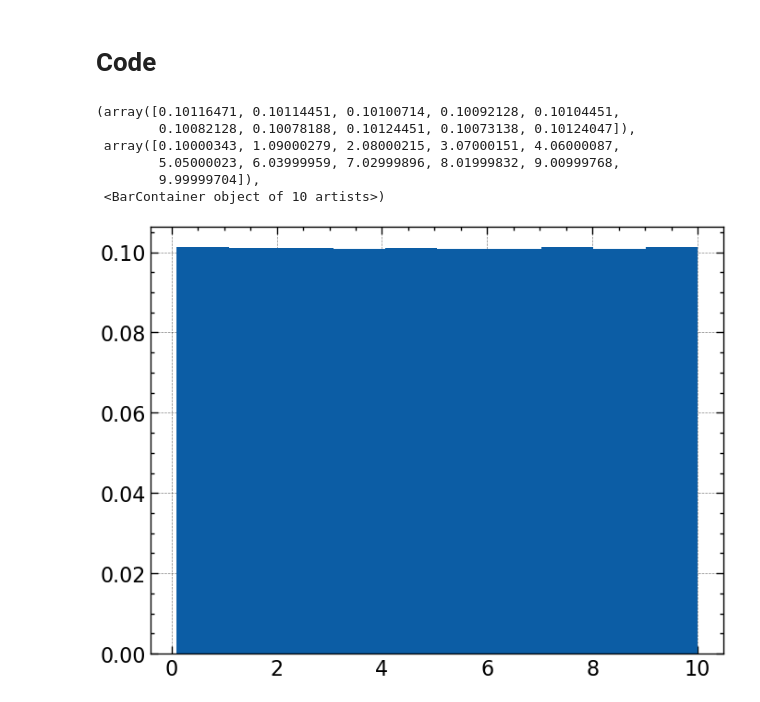
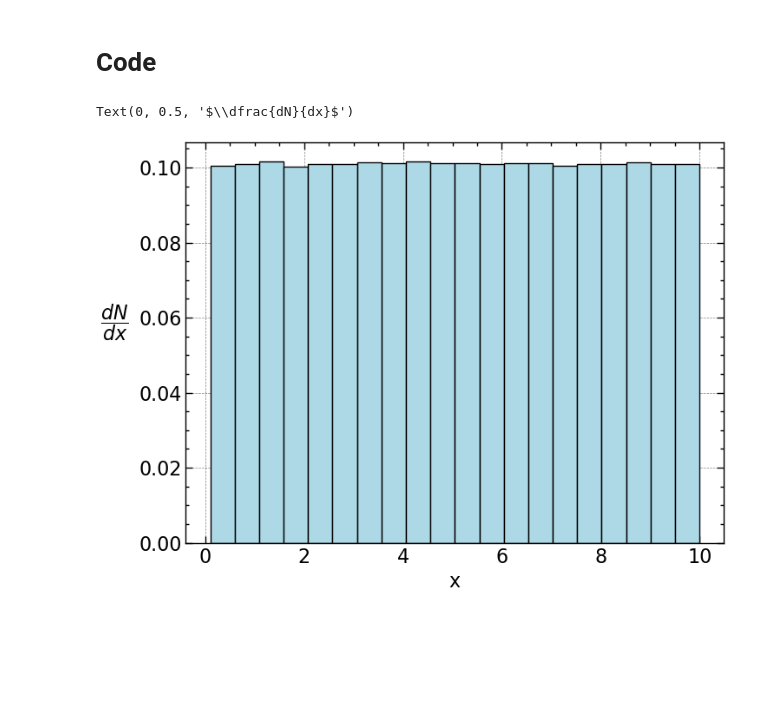
Before and after one commit to M-Bianchi/astrostatistics_bicocca_2024, a Jupyter notebook: working/W02_pdf_of_the_log.ipynb, the cells around one changed output. Cells and saved outputs as stored; diff of their text form; code cells hidden in the pictures; blank space fills up the shorter version.

Commit message:
W02_pdf_of_the_log graphics

```diff
--- a/working/W02_pdf_of_the_log.ipynb
+++ b/working/W02_pdf_of_the_log.ipynb
@@ -22,14 +22,11 @@ You should note that the means are different, but the medians (as it is a cumula
 N = 1000000
 # %%
 x = np.random.rand(N)*9.9 + 0.1
-plt.hist(x, density=True)
+plt.hist(x, bins=20, density=True, color='lightblue', edgecolor='black')
+plt.xlabel('x')
+plt.ylabel('$\\dfrac{dN}{dx}$', rotation=0, labelpad=20)
 # %% [output]
-(array([0.10116471, 0.10114451, 0.10100714, 0.10092128, 0.10104451,
-        0.10082128, 0.10078188, 0.10124451, 0.10073138, 0.10124047]),
- array([0.10000343, 1.09000279, 2.08000215, 3.07000151, 4.06000087,
-        5.05000023, 6.03999959, 7.02999896, 8.01999832, 9.00999768,
-        9.99999704]),
- <BarContainer object of 10 artists>)
+Text(0, 0.5, '$\\dfrac{dN}{dx}$')
-[figure, old version]
+[figure, new version]
 # %%
 y = np.log10(x)
```
Also changed, not shown: parts of 5 cells of this notebook.
